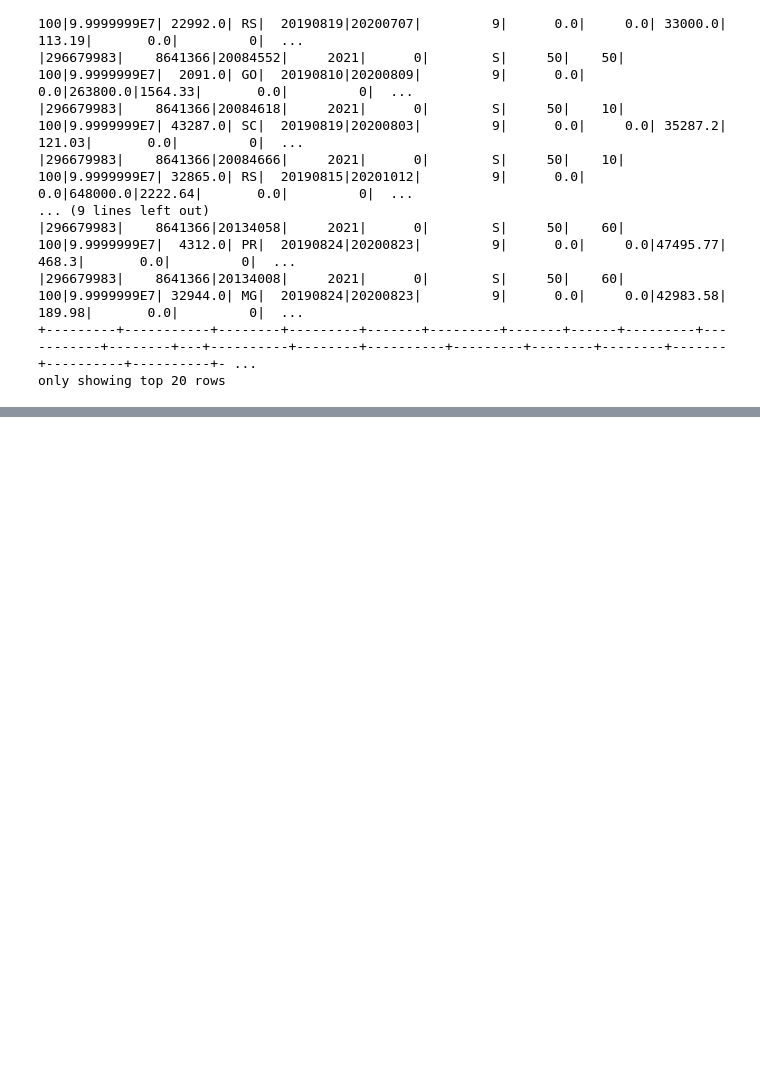
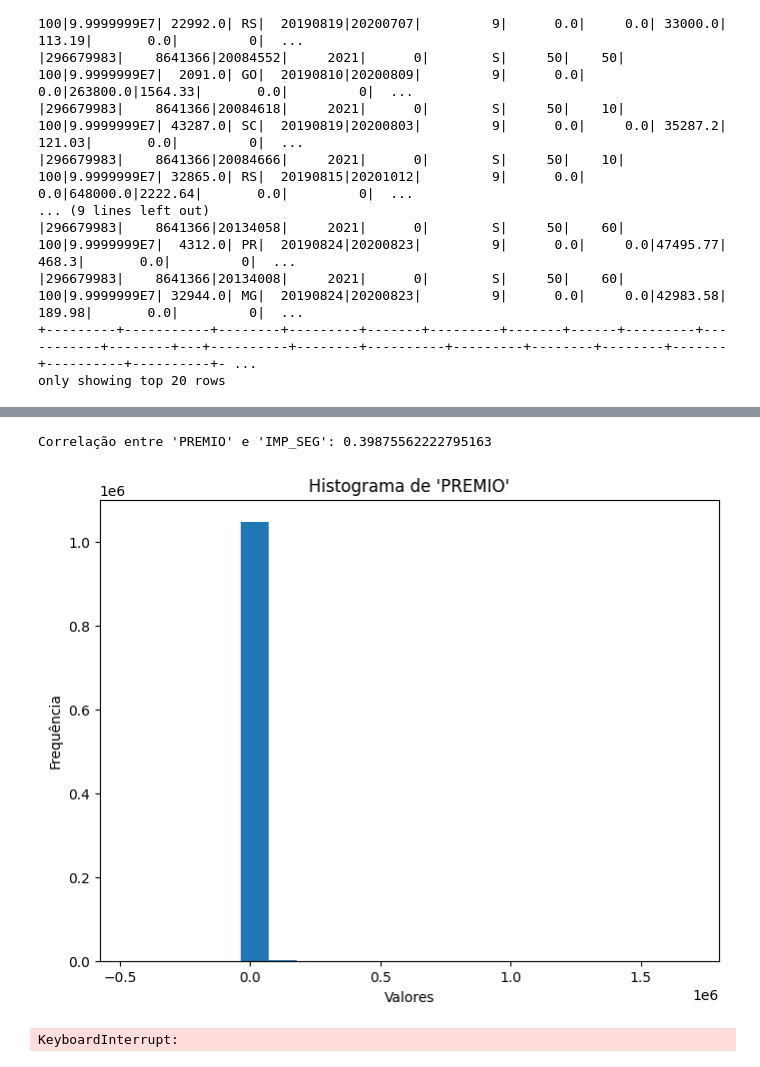
Before and after one commit to Bmartins25/Pyspark_Rural, a Jupyter notebook: Teste_Bruno_Pottencial.ipynb, the cells around one changed output, grey strips where cells are left out. Cells and saved outputs as stored; diff of their text form; code cells hidden in the pictures; blank space fills up the shorter version.

```diff
--- a/Teste_Bruno_Pottencial.ipynb
+++ b/Teste_Bruno_Pottencial.ipynb
@@ -50,0 +130,25 @@ only showing top 20 rows
+# %%
+# 6. Análise de correlação
+# Encontrar correlação entre duas variáveis numéricas
+# Substitua 'PREMIO' e 'IMP_SEG' pelos nomes corretos das colunas numéricas que você deseja analisar
+correlacao = df_spark.corr('PREMIO', 'IMP_SEG')
+print(f"Correlação entre 'PREMIO' e 'IMP_SEG': {correlacao}")
+# %% [output]
+Correlação entre 'PREMIO' e 'IMP_SEG': 0.39875562222795163
+# %%
+# Encerrar a sessão do Spark
+spark.stop()
+
+# --- Gráficos com Matplotlib (usando pandas) ---
+
+# Histograma para uma coluna numérica (substitua 'coluna_numerica' pela coluna real)
+plt.figure(figsize=(8,6))
+df_pandas['PREMIO'].hist(bins=20)
+plt.title("Histograma de 'PREMIO'")
+plt.xlabel("Valores")
+plt.ylabel("Frequência")
+plt.grid(False)
+plt.show()
+# %% [output]
+[figure, added]
+KeyboardInterrupt:
```
Also changed, not shown: parts of 9 cells of this notebook.
